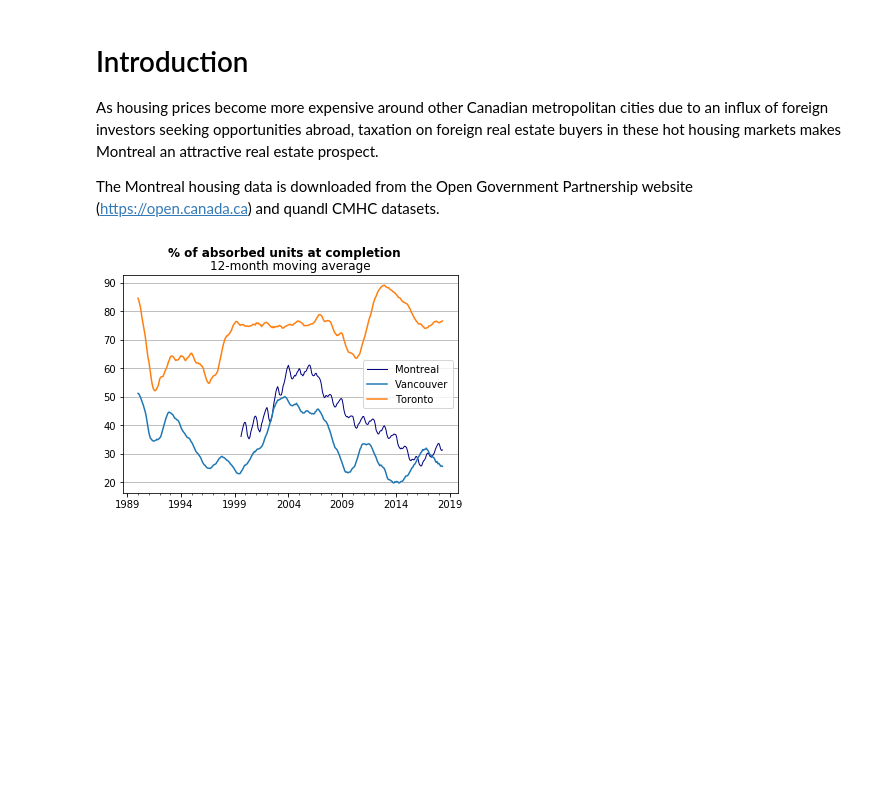
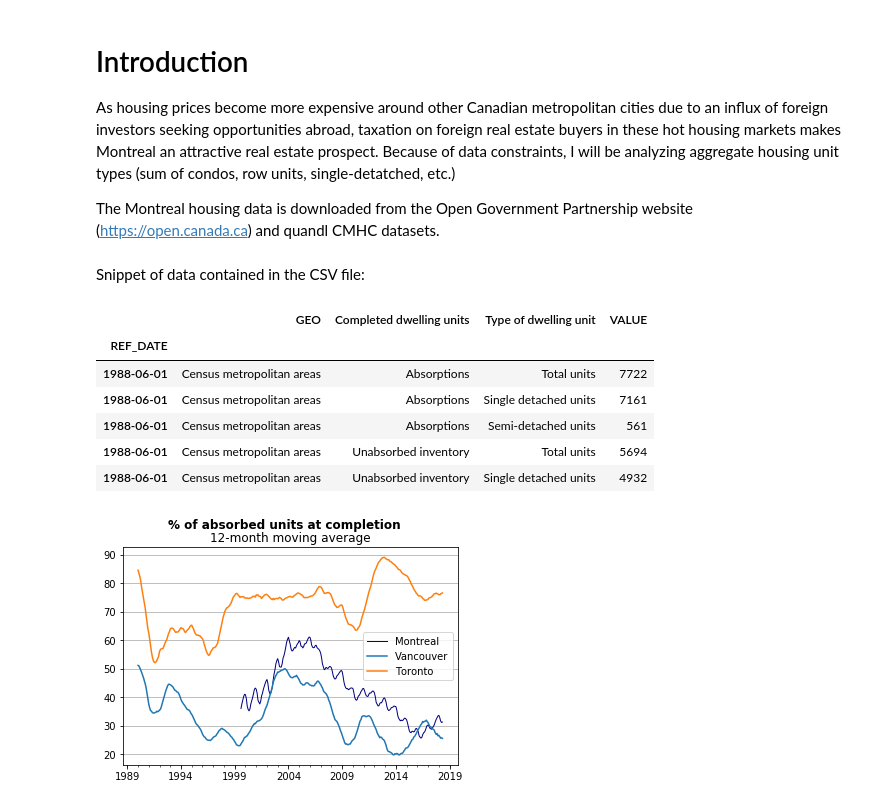
Before and after one commit to investdave/MontrealRealEstateAnalysis, a Jupyter notebook: MontrealRealEstateMacroAnalysis.ipynb, the cells around one changed output. Cells and saved outputs as stored; diff of their text form; code cells hidden in the pictures; blank space fills up the shorter version.

```diff
--- a/MontrealRealEstateMacroAnalysis.ipynb
+++ b/MontrealRealEstateMacroAnalysis.ipynb
@@ -1,6 +1,6 @@
 # %% [markdown]
 # Introduction
-As housing prices become more expensive around other Canadian metropolitan cities due to an influx of foreign investors seeking opportunities abroad, taxation on foreign real estate buyers in these hot housing markets makes Montreal an attractive real estate prospect.
+As housing prices become more expensive around other Canadian metropolitan cities due to an influx of foreign investors seeking opportunities abroad, taxation on foreign real estate buyers in these hot housing markets makes Montreal an attractive real estate prospect. Because of data constraints, I will be analyzing aggregate housing unit types (sum of condos, row units, single-detatched, etc.)
 
 The Montreal housing data is downloaded from the Open Government Partnership website (https://open.canada.ca) and quandl CMHC datasets.
 # %%
@@ -12,6 +12,18 @@ from IPython import display
 # %%
 fields = ['REF_DATE', 'GEO', 'Completed dwelling units', 'Type of dwelling unit', 'VALUE']
 absorption_data = pd.read_csv(r"real-Estate Data\Absorbtions and unabsorbed inventory.csv", parse_dates=['REF_DATE'], index_col=['REF_DATE'], usecols=fields, encoding='latin-1')
+# %% [markdown]
+Snippet of data contained in the CSV file:
+# %%
+absorption_data.head(5)
+# %% [output]
+|  | GEO | Completed dwelling units | Type of dwelling unit | VALUE |
+| REF_DATE |  |  |  |  |
+| 1988-06-01 | Census metropolitan areas | Absorptions | Total units | 7722 |
+| 1988-06-01 | Census metropolitan areas | Absorptions | Single detached units | 7161 |
+| 1988-06-01 | Census metropolitan areas | Absorptions | Semi-detached units | 561 |
+| 1988-06-01 | Census metropolitan areas | Unabsorbed inventory | Total units | 5694 |
+| 1988-06-01 | Census metropolitan areas | Unabsorbed inventory | Single detached units | 4932 |
 # %%
 montreal_total_absorption_data = absorption_data[(absorption_data.GEO == 'Montréal, Quebec') & (absorption_data['Type of dwelling unit'] == 'Total units')]
 vancouver_total_absorption_data = absorption_data[(absorption_data.GEO == 'Vancouver, British Columbia') & (absorption_data['Type of dwelling unit'] == 'Total units')]
```
Also changed, not shown: parts of 4 cells of this notebook.
